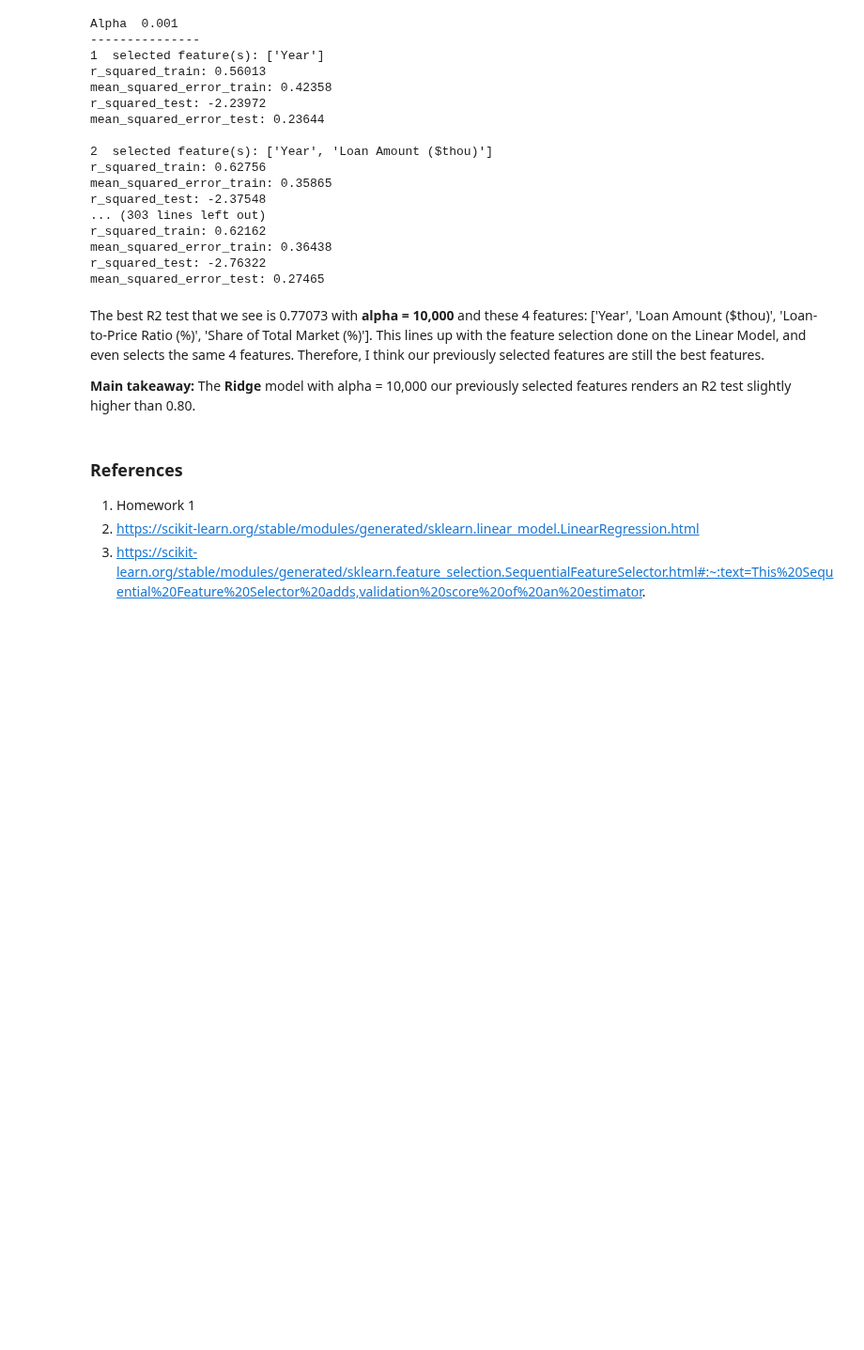
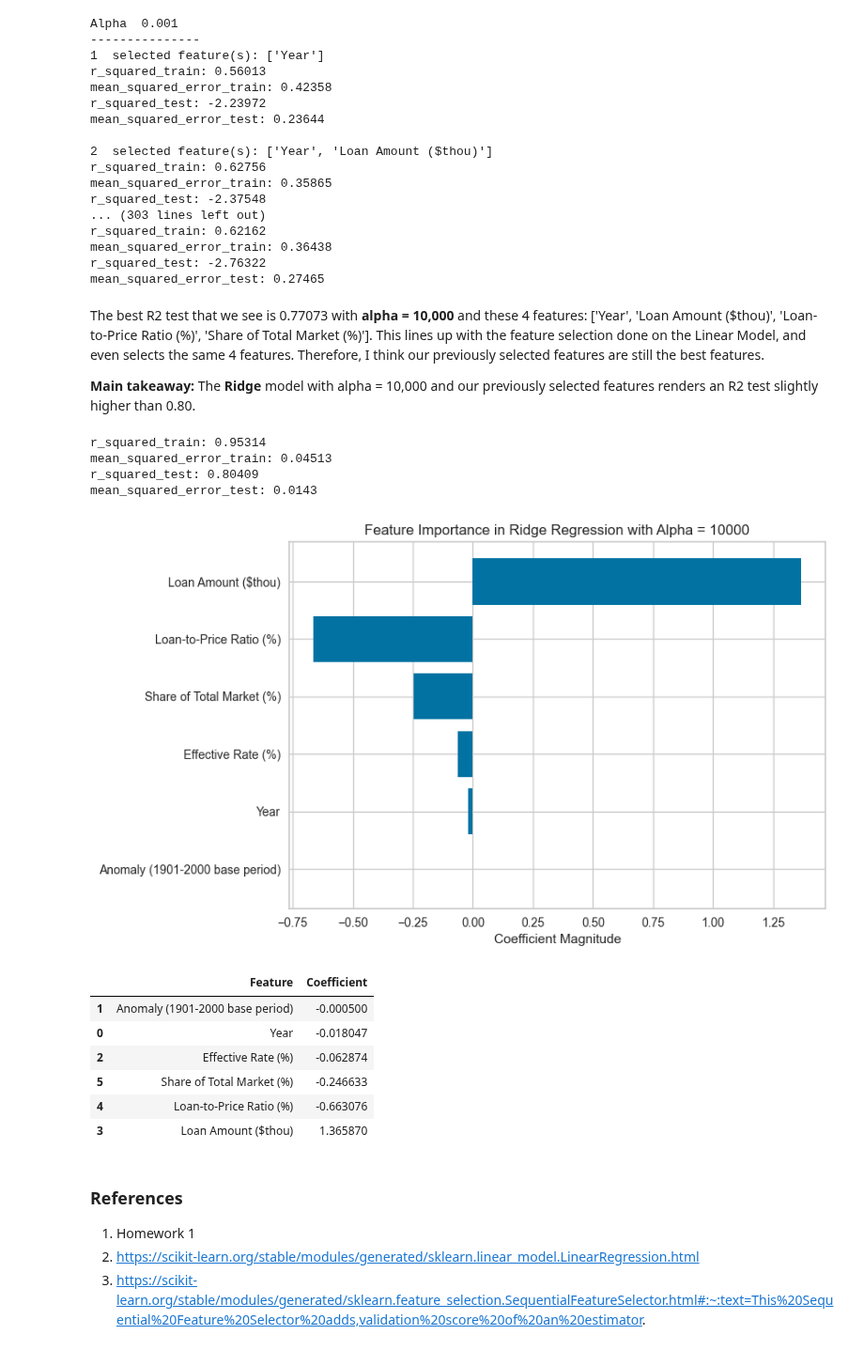
Before and after one commit to MLFP-90803-SP24-FinalProjects/Team17-FinalProject, a Jupyter notebook: Q1_Regression_Analysis.ipynb, the cells around one changed output. Shown at 94% size. Drawn from its saved outputs; the diff is of its cells as text; code cells hidden in the pictures; blank space fills up the shorter version.

Commit message:
Wrapped up most of the regression notebook

```diff
--- a/Q1_Regression_Analysis.ipynb
+++ b/Q1_Regression_Analysis.ipynb
@@ -760,7 +760,33 @@ mean_squared_error_test: 0.27465
 # %% [markdown]
 The best R2 test that we see is 0.77073 with **alpha = 10,000** and these 4 features: ['Year', 'Loan Amount ($thou)', 'Loan-to-Price Ratio (%)', 'Share of Total Market (%)']. This lines up with the feature selection done on the Linear Model, and even selects the same 4 features. Therefore, I think our previously selected features are still the best features.
 
-**Main takeaway:** The **Ridge** model with alpha = 10,000 our previously selected features renders an R2 test slightly higher than 0.80.
+**Main takeaway:** The **Ridge** model with alpha = 10,000 and our previously selected features renders an R2 test slightly higher than 0.80.
+# %%
+results = run_ridge_model(X_train_selected, y_train, X_test_selected, y_test, alpha=10000)
+# Pull out the feature importances (the coeficients)
+feat_importance = pd.DataFrame({'Feature': X_train_selected.columns, 'Coefficient': results[4].coef_})
+feat_importance = feat_importance.sort_values(by='Coefficient', key=abs, ascending=True)
+
+# Creating the bar plot
+plt.barh(feat_importance['Feature'], feat_importance['Coefficient'])
+plt.xlabel('Coefficient Magnitude')
+plt.title('Feature Importance in Ridge Regression with Alpha = 10000')
+plt.show()
+
+feat_importance
+# %% [output]
+r_squared_train: 0.95314
+mean_squared_error_train: 0.04513
+r_squared_test: 0.80409
+mean_squared_error_test: 0.0143
+[figure, added]
+|  | Feature | Coefficient |
+| 1 | Anomaly (1901-2000 base period) | -0.000500 |
+| 0 | Year | -0.018047 |
+| 2 | Effective Rate (%) | -0.062874 |
+| 5 | Share of Total Market (%) | -0.246633 |
+| 4 | Loan-to-Price Ratio (%) | -0.663076 |
+| 3 | Loan Amount ($thou) | 1.365870 |
 # %% [markdown]
 ### References
 1. Homework 1
```
